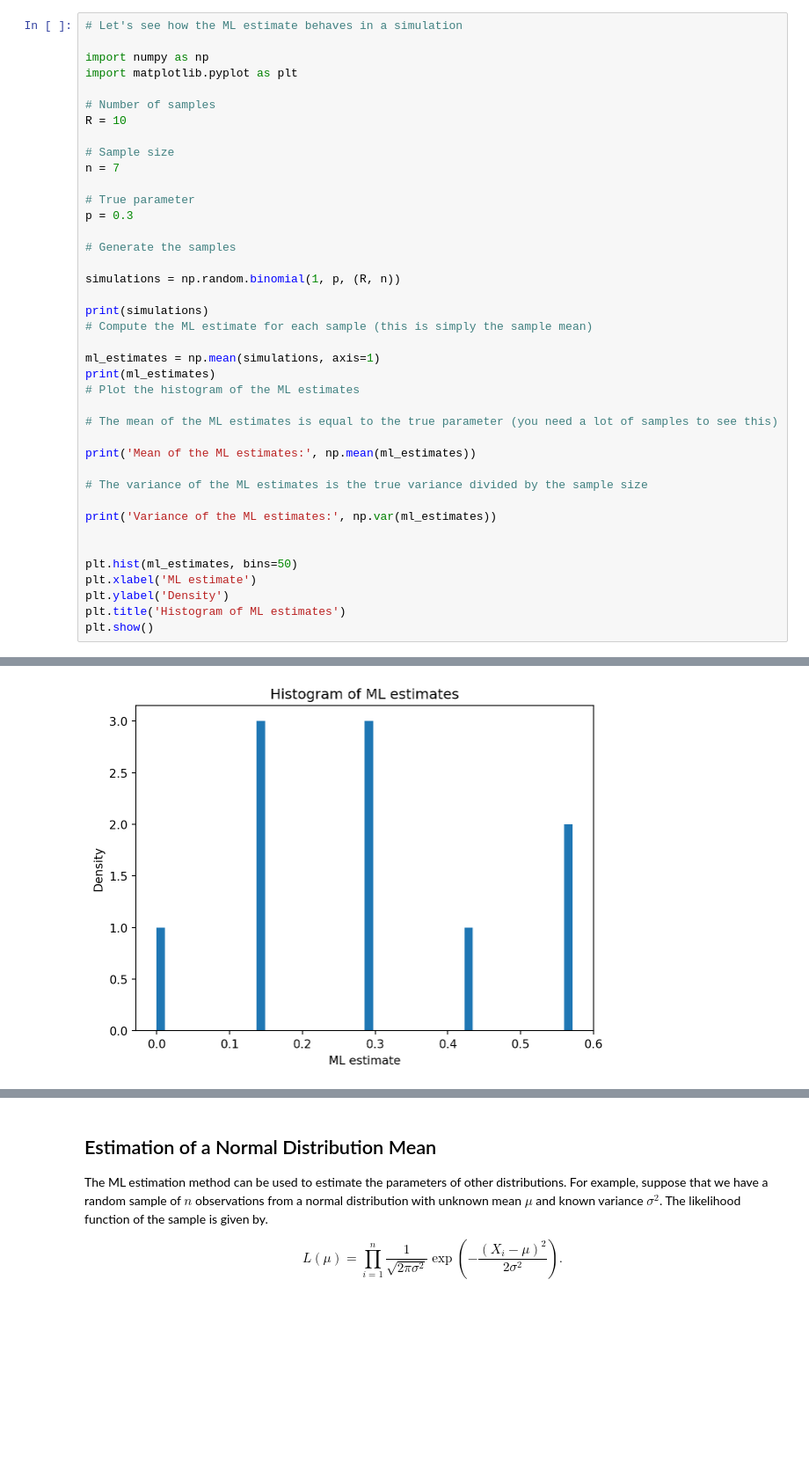
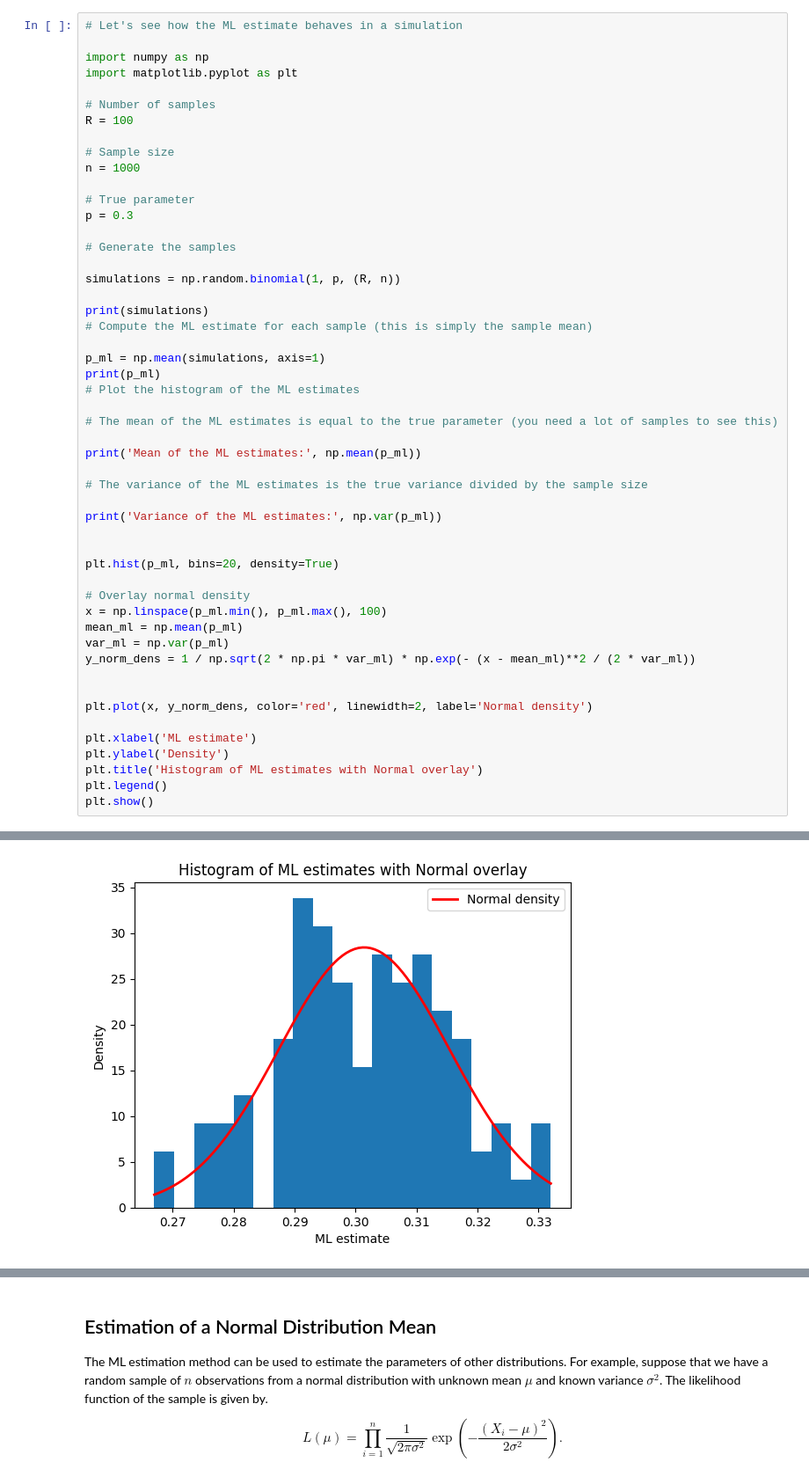
Before and after one commit to febse/stat2025, a Jupyter notebook: 12-Estimation.ipynb, the cells around one changed output, grey strips where cells are left out. Shown: that part at 88% size. Saved outputs shown, nothing was run; the diff lists cells and outputs as text; blank space fills up the shorter version.

```diff
--- a/12-Estimation.ipynb
+++ b/12-Estimation.ipynb
@@ -98,10 +98,10 @@ import numpy as np
 import matplotlib.pyplot as plt
 
 # Number of samples
-R = 10
+R = 100
 
 # Sample size
-n = 7
+n = 1000
 
 # True parameter
 p = 0.3
@@ -113,22 +113,33 @@ simulations = np.random.binomial(1, p, (R, n))
 print(simulations)
 # Compute the ML estimate for each sample (this is simply the sample mean)
 
-ml_estimates = np.mean(simulations, axis=1)
-print(ml_estimates)
+p_ml = np.mean(simulations, axis=1)
+print(p_ml)
 # Plot the histogram of the ML estimates
 
 # The mean of the ML estimates is equal to the true parameter (you need a lot of samples to see this)
 
-print('Mean of the ML estimates:', np.mean(ml_estimates))
+print('Mean of the ML estimates:', np.mean(p_ml))
 
 # The variance of the ML estimates is the true variance divided by the sample size
 
-print('Variance of the ML estimates:', np.var(ml_estimates))
+print('Variance of the ML estimates:', np.var(p_ml))
 
 
-plt.hist(ml_estimates, bins=50)
+plt.hist(p_ml, bins=20, density=True)
+
+# Overlay normal density
+x = np.linspace(p_ml.min(), p_ml.max(), 100)
+mean_ml = np.mean(p_ml)
+var_ml = np.var(p_ml)
+y_norm_dens = 1 / np.sqrt(2 * np.pi * var_ml) * np.exp(- (x - mean_ml)**2 / (2 * var_ml))
+
+
+plt.plot(x, y_norm_dens, color='red', linewidth=2, label='Normal density')
+
 plt.xlabel('ML estimate')
 plt.ylabel('Density')
-plt.title('Histogram of ML estimates')
+plt.title('Histogram of ML estimates with Normal overlay')
+plt.legend()
 plt.show()
 # %% [output]
@@ -149 +164 @@ Variance of the ML estimates: 0.03265306122448979
-[figure, old version]
+[figure, new version]
```
Also changed, not shown: parts of 15 cells of this notebook, 3 other files.
